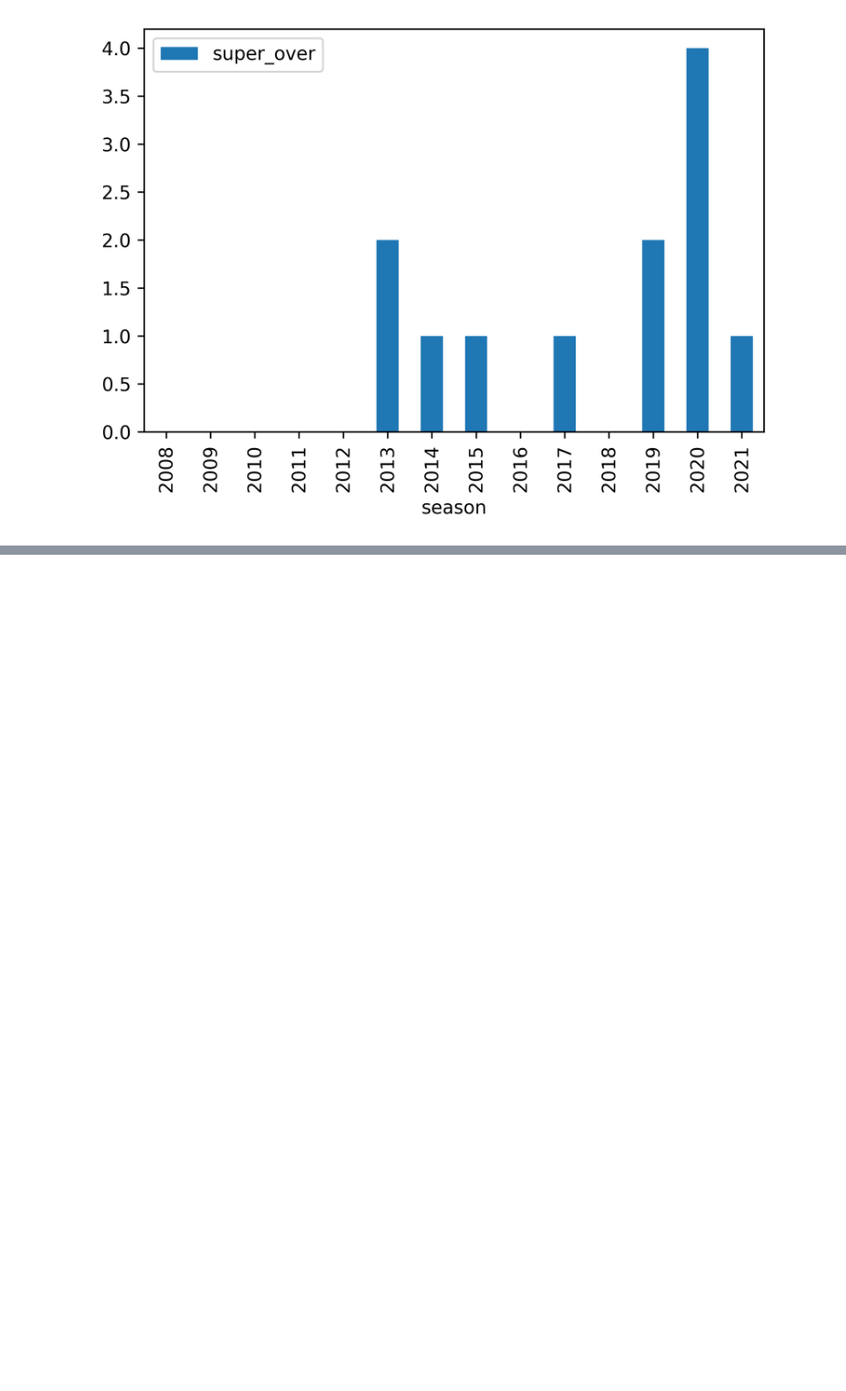
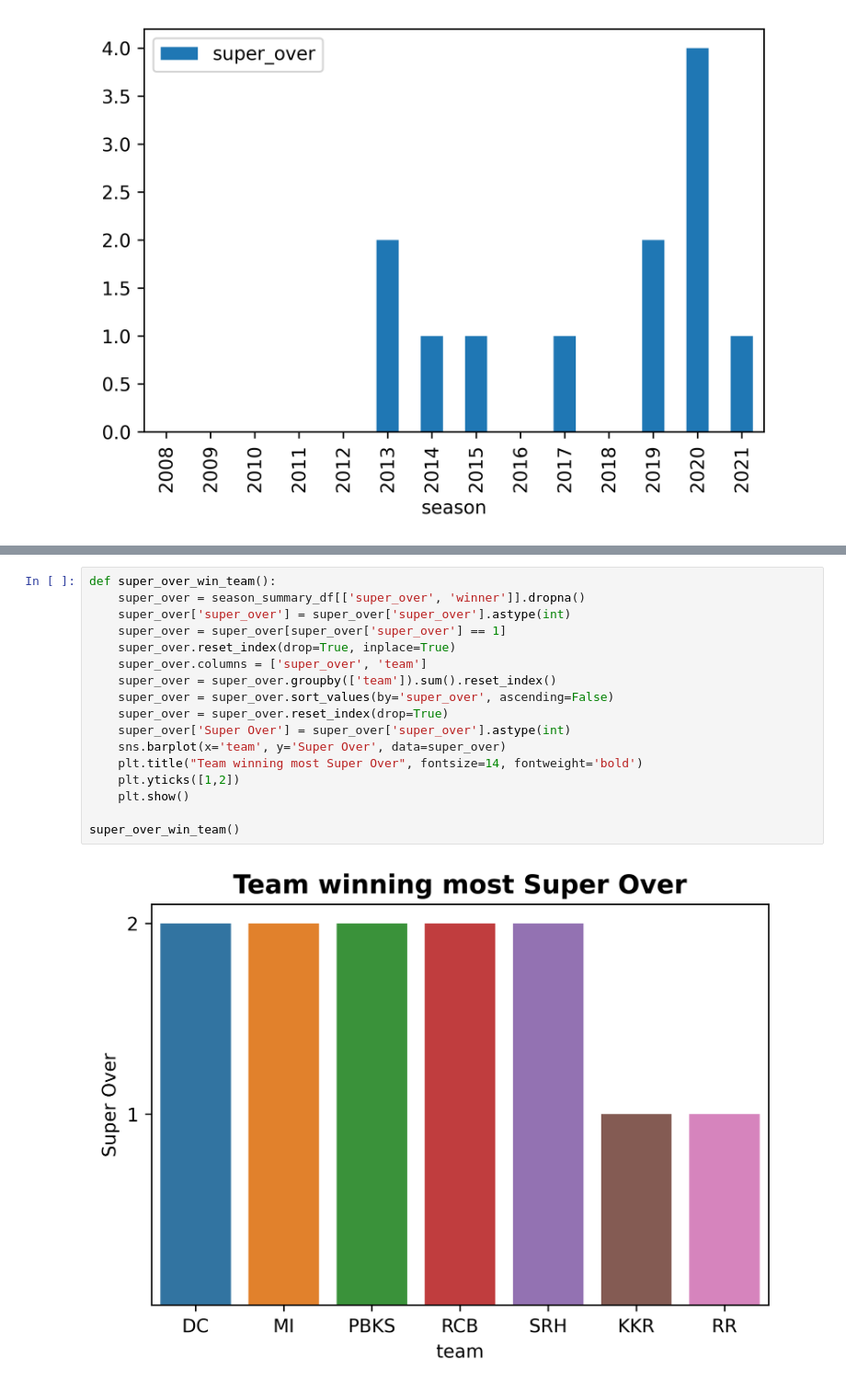
Before and after one commit to RohitRanjangit/IPlDataAnalysis, a Jupyter notebook: src/overall.ipynb, the cells around one changed output, grey strips where cells are left out. Shown at 92% size. Cells and saved outputs as stored; diff of their text form; blank space fills up the shorter version.

```diff
--- a/src/overall.ipynb
+++ b/src/overall.ipynb
@@ -165,0 +189,19 @@ super_over()
+# %%
+def super_over_win_team():
+    super_over = season_summary_df[['super_over', 'winner']].dropna()
+    super_over['super_over'] = super_over['super_over'].astype(int)
+    super_over = super_over[super_over['super_over'] == 1]
+    super_over.reset_index(drop=True, inplace=True)
+    super_over.columns = ['super_over', 'team']
+    super_over = super_over.groupby(['team']).sum().reset_index()
+    super_over = super_over.sort_values(by='super_over', ascending=False)
+    super_over = super_over.reset_index(drop=True)
+    super_over['Super Over'] = super_over['super_over'].astype(int)
+    sns.barplot(x='team', y='Super Over', data=super_over)
+    plt.title("Team winning most Super Over", fontsize=14, fontweight='bold')
+    plt.yticks([1,2])
+    plt.show()
+
+super_over_win_team()
+# %% [output]
+[figure, added]
```
Also changed, not shown: parts of 1 cell of this notebook, 2 other files.
